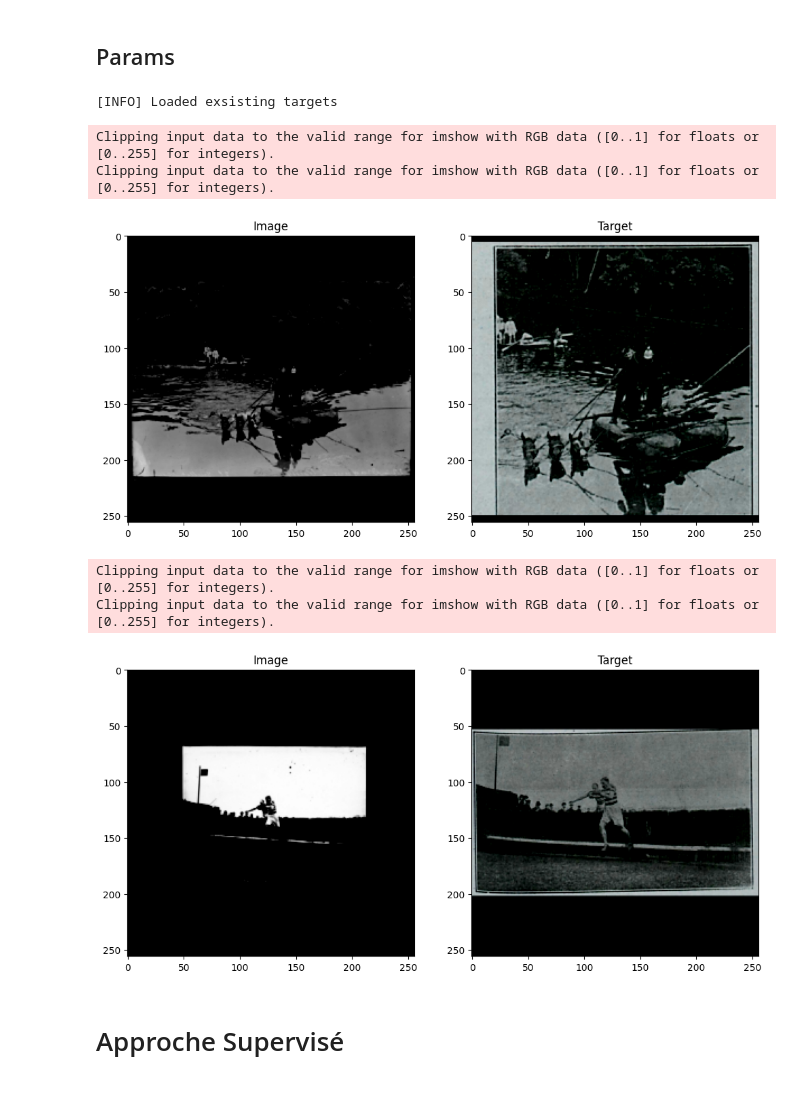
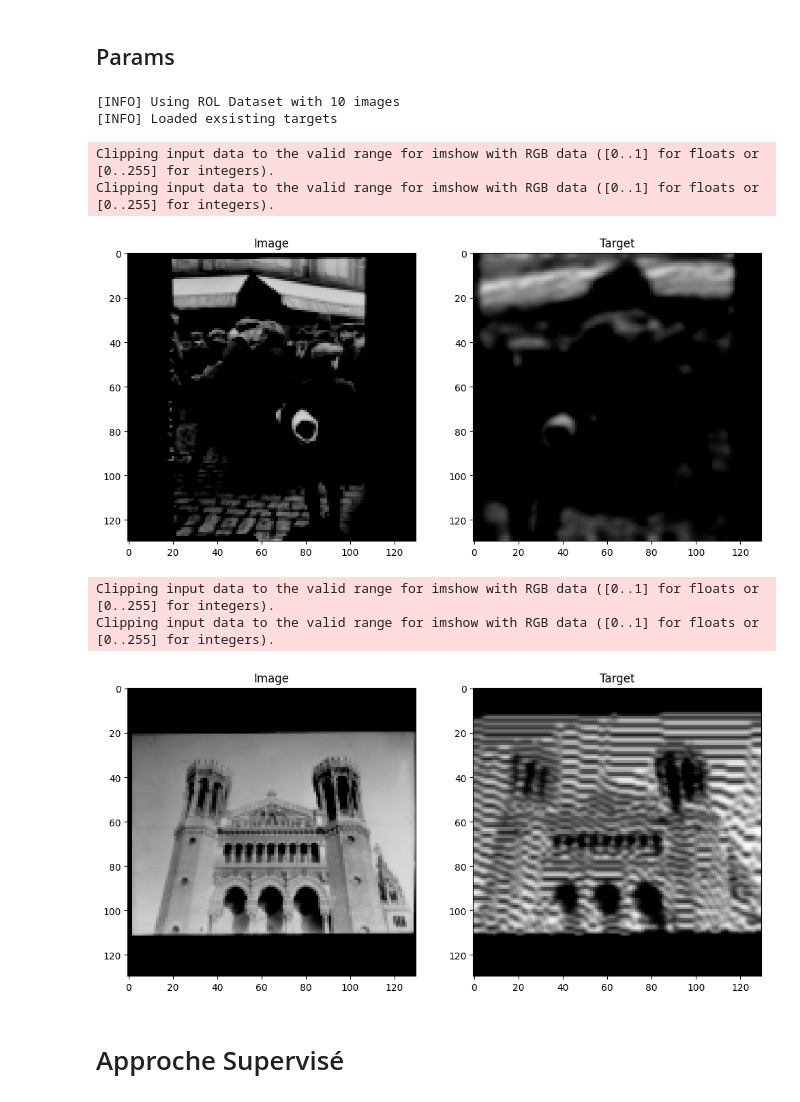
Before and after one commit to Tikai7/SimCLR-Stage, a Jupyter notebook: src/ExperimentSimCLR.ipynb, the cells around one changed output. Cells and saved outputs as stored; diff of their text form; code cells hidden in the pictures.

```diff
--- a/src/ExperimentSimCLR.ipynb
+++ b/src/ExperimentSimCLR.ipynb
@@ -32,7 +31,7 @@ if SSH:
 ## Params
 # %%
 epochs = 50
-image_size = 256
+image_size = 130
 batch_size = 8
 learning_rate = 1e-3
 train_ratio = 0.8
@@ -42,7 +41,8 @@ temperature = 0.5
 dataset = DSC(
     path_rol_comp, path_sim_rol_extracted_comp, path_filtered,
     shape=(image_size, image_size), target_path=path_targets,
-    augment_test=False, use_only_rol=False, use_context=True
+    augment_halftone=True,
+    augment_test=False, use_only_rol=True, use_context=False, max_images=10
 )
 
 train_size = int(train_ratio * len(dataset))
@@ -53,17 +53,18 @@ train_set, val_set = random_split(dataset, [train_size, val_size])
 train_loader = DataLoader(train_set, batch_size=batch_size, shuffle=True)
 val_loader = DataLoader(val_set, batch_size=batch_size, shuffle=True)
 # %% [output]
+[INFO] Using ROL Dataset with 10 images
 [INFO] Loaded exsisting targets
 # %%
-DSC.show_data(train_loader,use_context=True)
-DSC.show_data(val_loader,use_context=True)
+DSC.show_data(train_loader,use_context=False)
+DSC.show_data(val_loader,use_context=False)
 # %% [output]
 Clipping input data to the valid range for imshow with RGB data ([0..1] for floats or [0..255] for integers).
 Clipping input data to the valid range for imshow with RGB data ([0..1] for floats or [0..255] for integers).
-[figure, old version]
+[figure, new version]
 Clipping input data to the valid range for imshow with RGB data ([0..1] for floats or [0..255] for integers).
 Clipping input data to the valid range for imshow with RGB data ([0..1] for floats or [0..255] for integers).
-[figure, old version]
+[figure, new version]
 # %% [markdown]
 # Approche Supervisé
 # %%
```
Also changed, not shown: parts of 1 cell of this notebook, 1 other file.
